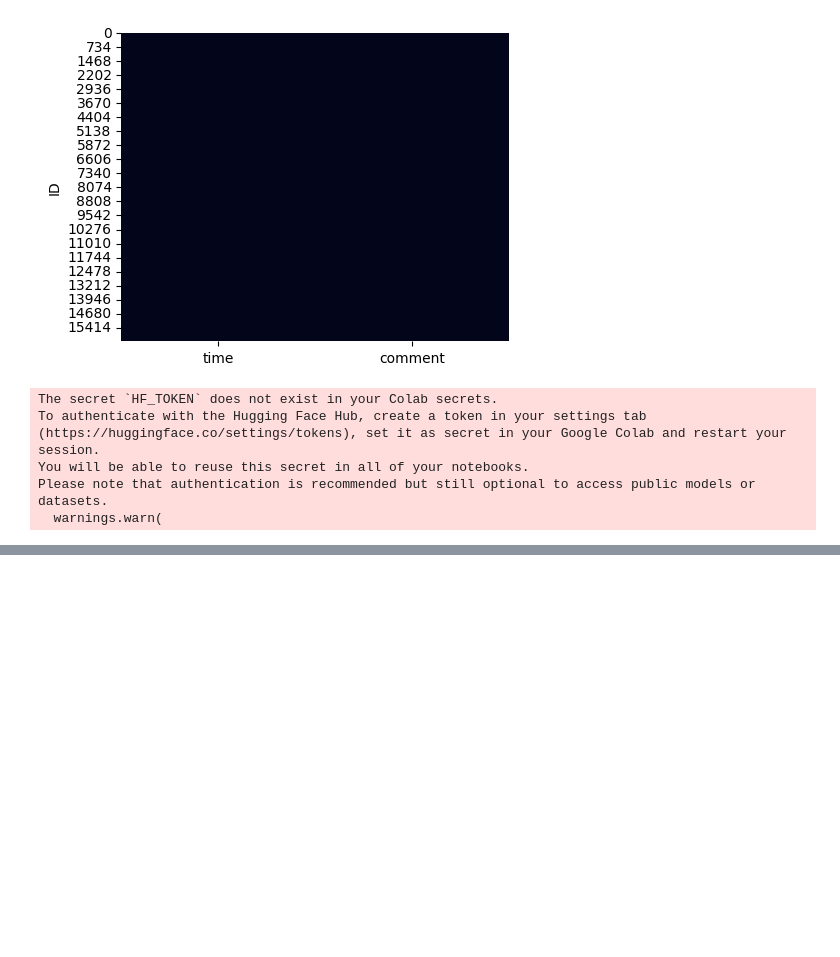
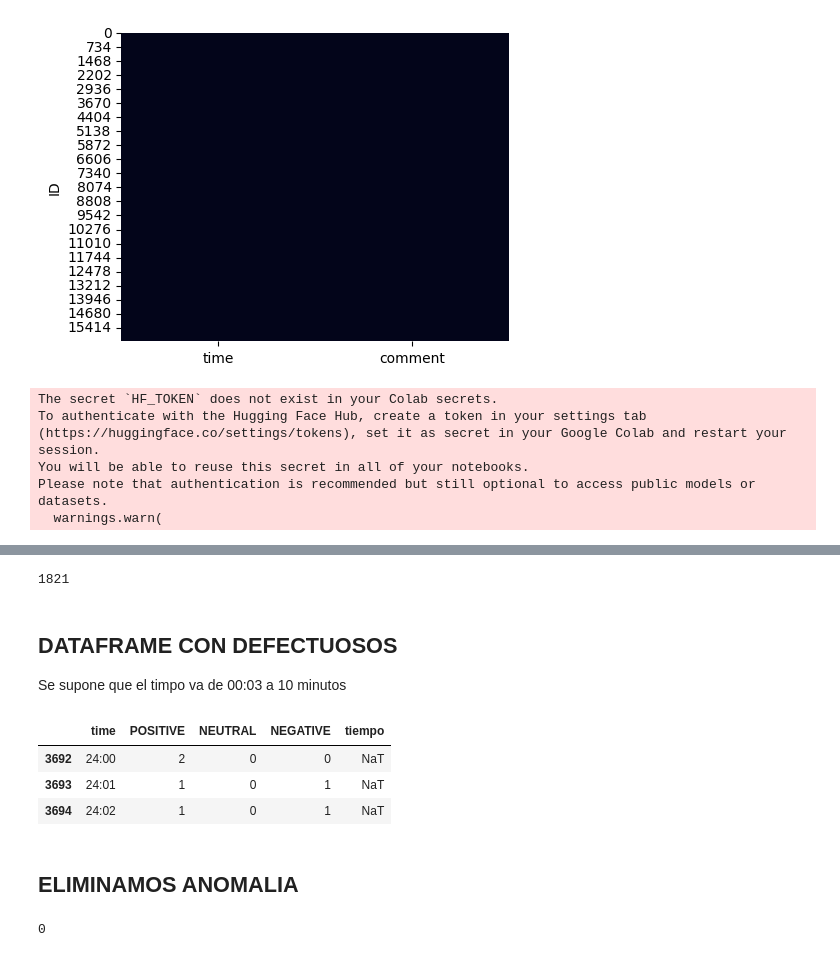
Before and after one commit to Martinerramuspe/NLP_PROJECTS, a Jupyter notebook: 01_proyecto/INTEGRADOR.ipynb, the cells around one changed output, grey strips where cells are left out. Cells and saved outputs as stored; diff of their text form; code cells hidden in the pictures; blank space fills up the shorter version.

```diff
--- a/01_proyecto/INTEGRADOR.ipynb
+++ b/01_proyecto/INTEGRADOR.ipynb
@@ -325,0 +114,29 @@ fig.show()
+# %%
+df1 = df1.sort_values(by="time", ascending=True)
+# %%
+df1["time"] = df1["time"].astype(str)
+# %%
+# Suponiendo que tienes un DataFrame llamado df1 y la columna es "time"
+# Modificar valores utilizando expresiones regulares
+df1["tiempo"] = df1["time"].apply(lambda x: re.sub(r'24:00', '00:00', x))
+
+# Convertir a objetos datetime
+df1["tiempo"] = pd.to_datetime(df1["time"], errors='coerce')
+# %%
+df1["tiempo"].isna().sum()
+# %% [output]
+1821
+# %% [markdown]
+## DATAFRAME CON DEFECTUOSOS
+Se supone que el timpo va de 00:03 a 10 minutos
+# %%
+filas_nat=df1[df1["tiempo"].isna()]
+# %%
+filas_nat.head(3)
+# %% [output]
+|  | time | POSITIVE | NEUTRAL | NEGATIVE | tiempo |
+| 3692 | 24:00 | 2 | 0 | 0 | NaT |
+| 3693 | 24:01 | 1 | 0 | 1 | NaT |
+| 3694 | 24:02 | 1 | 0 | 1 | NaT |
+# %% [markdown]
+## ELIMINAMOS ANOMALIA
@@ -325,0 +147,4 @@ fig.show()
+# %%
+df1["tiempo"].isna().sum()
+# %% [output]
+0
```
Also changed, not shown: parts of 39 cells of this notebook.
